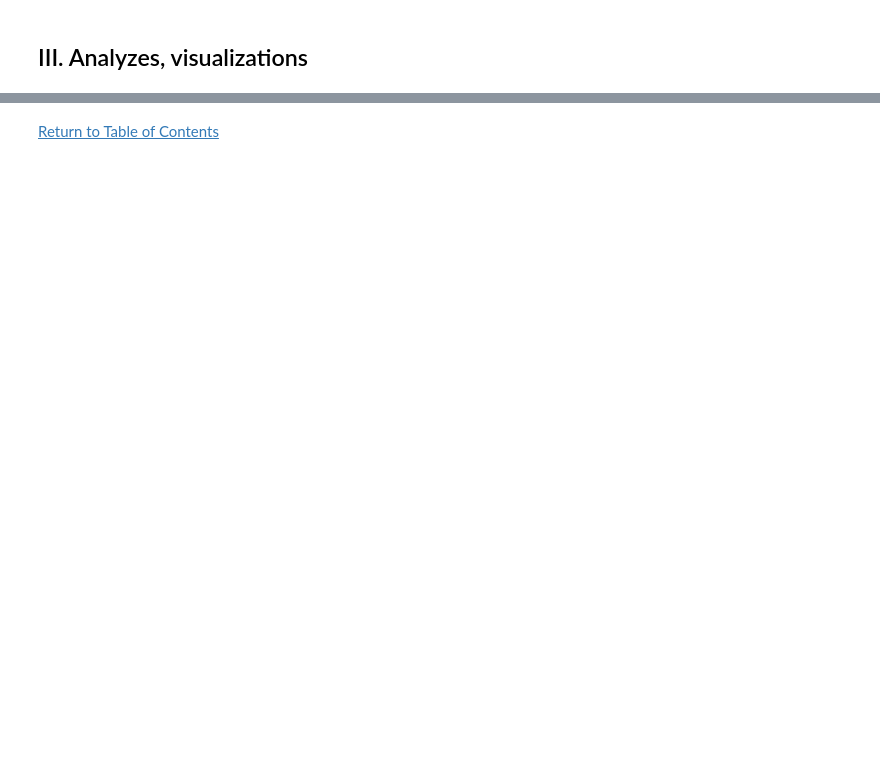
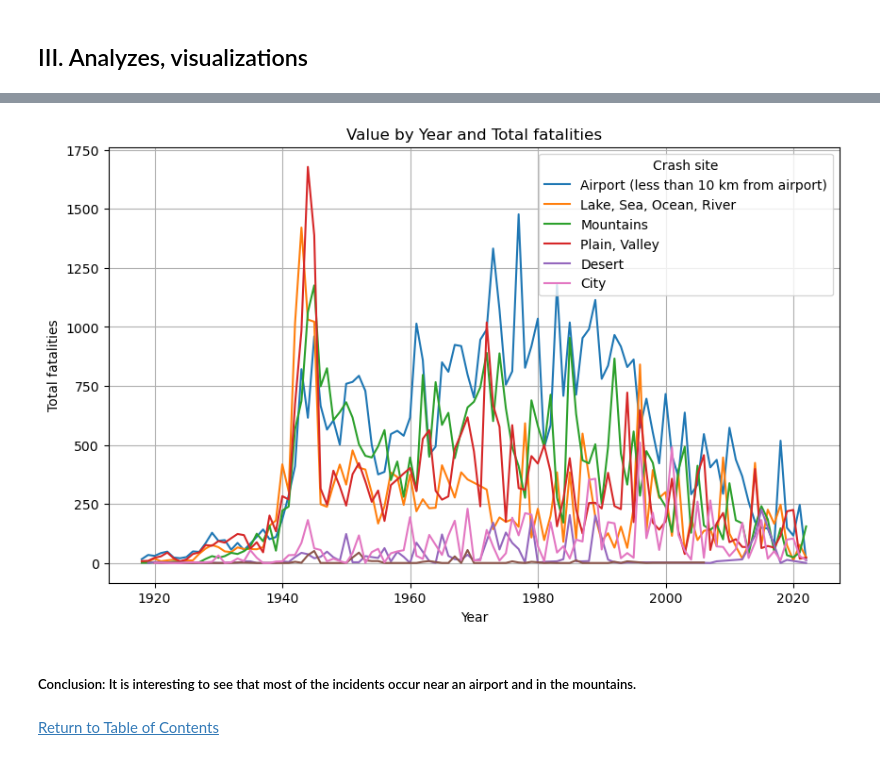
Before and after one commit to petiatodorova/Accidents-in-Aviation-Analysis, a Jupyter notebook: Dataset_1_AAB.ipynb, the cells around one changed output, grey strips where cells are left out. Cells and saved outputs as stored; diff of their text form; code cells hidden in the pictures; blank space fills up the shorter version.

```diff
--- a/Dataset_1_AAB.ipynb
+++ b/Dataset_1_AAB.ipynb
@@ -1535,0 +1656,4 @@ Interesting visualizations as facts
+# %%
+grouped_data_1 = avioset.groupby(['year', 'crash_site'])['total_fatalities'].sum().reset_index()
+
+print(grouped_data_1)
@@ -1536,2 +1675,18 @@ Interesting visualizations as facts
+# %%
+# Create a line plot
+plt.figure(figsize=(10, 6))
+sns.lineplot(data=grouped_data_1, x='year', y='total_fatalities', hue='crash_site')
+
+# Customize the plot
+plt.title('Value by Year and Total fatalities')
+plt.xlabel('Year')
+plt.ylabel('Total fatalities')
+plt.legend(title='Crash site')
+plt.grid(True)
+plt.show()
+# %% [output]
+[figure, added]
+# %% [markdown]
+##### Conclusion: It is interesting to see that most of the incidents occur near an airport and in the mountains.
 # %% [markdown]
 [Return to Table of Contents](#toc)
```
Also changed, not shown: parts of 168 cells of this notebook.
